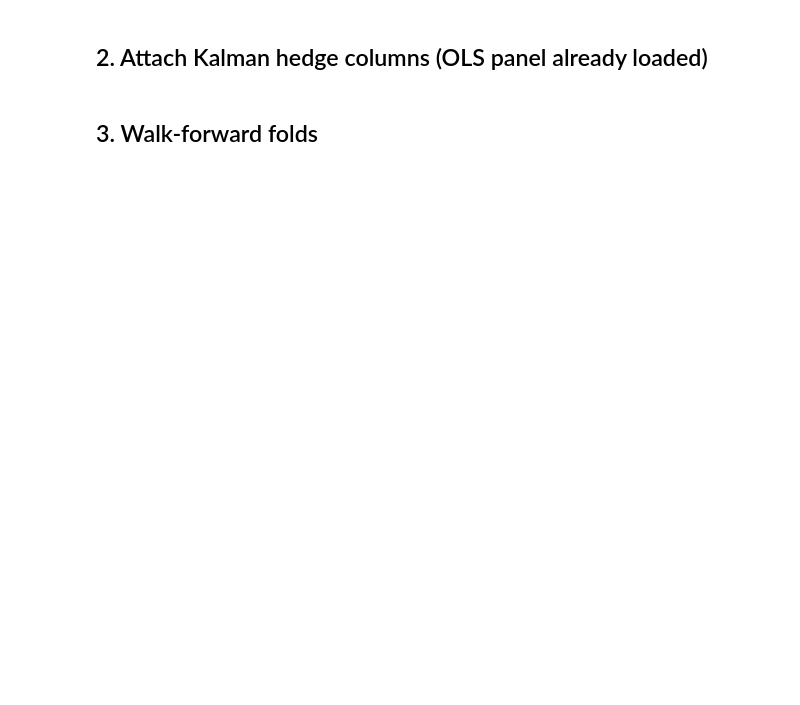
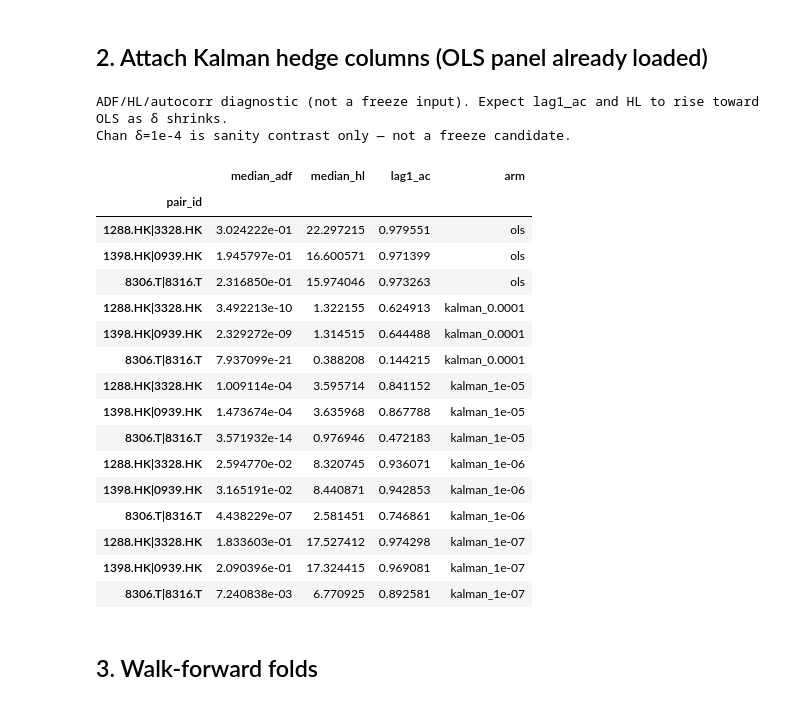
Before and after one commit to charlievellacott/trading_portfolio, a Jupyter notebook: 02_research/s2_coint/notebooks/hypothesis_tests/H-003_hedge.ipynb, the cells around one changed output. Cells and saved outputs as stored; diff of their text form; code cells hidden in the pictures; blank space fills up the shorter version.

```diff
--- a/02_research/s2_coint/notebooks/hypothesis_tests/H-003_hedge.ipynb
+++ b/02_research/s2_coint/notebooks/hypothesis_tests/H-003_hedge.ipynb
@@ -93,3 +86,58 @@ diag
+# %%
+lb = lookbacks_for_bar(BAR)
+KALMAN_DELTA_GRID = (1e-4, 1e-5, 1e-6, 1e-7)
+CHAN_SANITY_DELTA = 1e-3
+
+
+def _hedge_diag(panel, label):
+    g = panel.groupby("pair_id")
+    return pd.DataFrame(
+        {
+            "median_adf": g["adf_pvalue"].median(),
+            "median_hl": g["half_life"].median(),
+            "lag1_ac": g["spread"].apply(lambda s: float(s.astype(float).autocorr(lag=1))),
+        }
+    ).assign(arm=label)
+
+
+kf_panels = {}
+rows = [_hedge_diag(is_panel, "ols")]
+for d in (CHAN_SANITY_DELTA,) + KALMAN_DELTA_GRID:
+    p = overlay_kalman_hedge(
+        is_panel.copy(),
+        burn_in=lb["kalman_burn_in"],
+        z_window=lb["z_window"],
+        hl_window=lb["hl_window"],
+        delta=d,
+    )
+    if d in KALMAN_DELTA_GRID:
+        kf_panels[d] = p
+    rows.append(_hedge_diag(p, f"kalman_{d:g}"))
+
+diag = pd.concat(rows)
+print("ADF/HL/autocorr diagnostic (not a freeze input). Expect lag1_ac and HL to rise toward OLS as δ shrinks.")
+print("Chan δ=1e-4 is sanity contrast only — not a freeze candidate.")
+diag
+# %% [output]
+ADF/HL/autocorr diagnostic (not a freeze input). Expect lag1_ac and HL to rise toward OLS as δ shrinks.
+Chan δ=1e-4 is sanity contrast only — not a freeze candidate.
+|  | median_adf | median_hl | lag1_ac | arm |
+| pair_id |  |  |  |  |
+| 1288.HK|3328.HK | 3.024222e-01 | 22.297215 | 0.979551 | ols |
+| 1398.HK|0939.HK | 1.945797e-01 | 16.600571 | 0.971399 | ols |
+| 8306.T|8316.T | 2.316850e-01 | 15.974046 | 0.973263 | ols |
+| 1288.HK|3328.HK | 3.492213e-10 | 1.322155 | 0.624913 | kalman_0.0001 |
+| 1398.HK|0939.HK | 2.329272e-09 | 1.314515 | 0.644488 | kalman_0.0001 |
+| 8306.T|8316.T | 7.937099e-21 | 0.388208 | 0.144215 | kalman_0.0001 |
+| 1288.HK|3328.HK | 1.009114e-04 | 3.595714 | 0.841152 | kalman_1e-05 |
+| 1398.HK|0939.HK | 1.473674e-04 | 3.635968 | 0.867788 | kalman_1e-05 |
+| 8306.T|8316.T | 3.571932e-14 | 0.976946 | 0.472183 | kalman_1e-05 |
+| 1288.HK|3328.HK | 2.594770e-02 | 8.320745 | 0.936071 | kalman_1e-06 |
+| 1398.HK|0939.HK | 3.165191e-02 | 8.440871 | 0.942853 | kalman_1e-06 |
+| 8306.T|8316.T | 4.438229e-07 | 2.581451 | 0.746861 | kalman_1e-06 |
+| 1288.HK|3328.HK | 1.833603e-01 | 17.527412 | 0.974298 | kalman_1e-07 |
+| 1398.HK|0939.HK | 2.090396e-01 | 17.324415 | 0.969081 | kalman_1e-07 |
+| 8306.T|8316.T | 7.240838e-03 | 6.770925 | 0.892581 | kalman_1e-07 |
 # %% [markdown]
 ## 3. Walk-forward folds
 # %%
```
Also changed, not shown: parts of 12 cells of this notebook, 18 other files.
